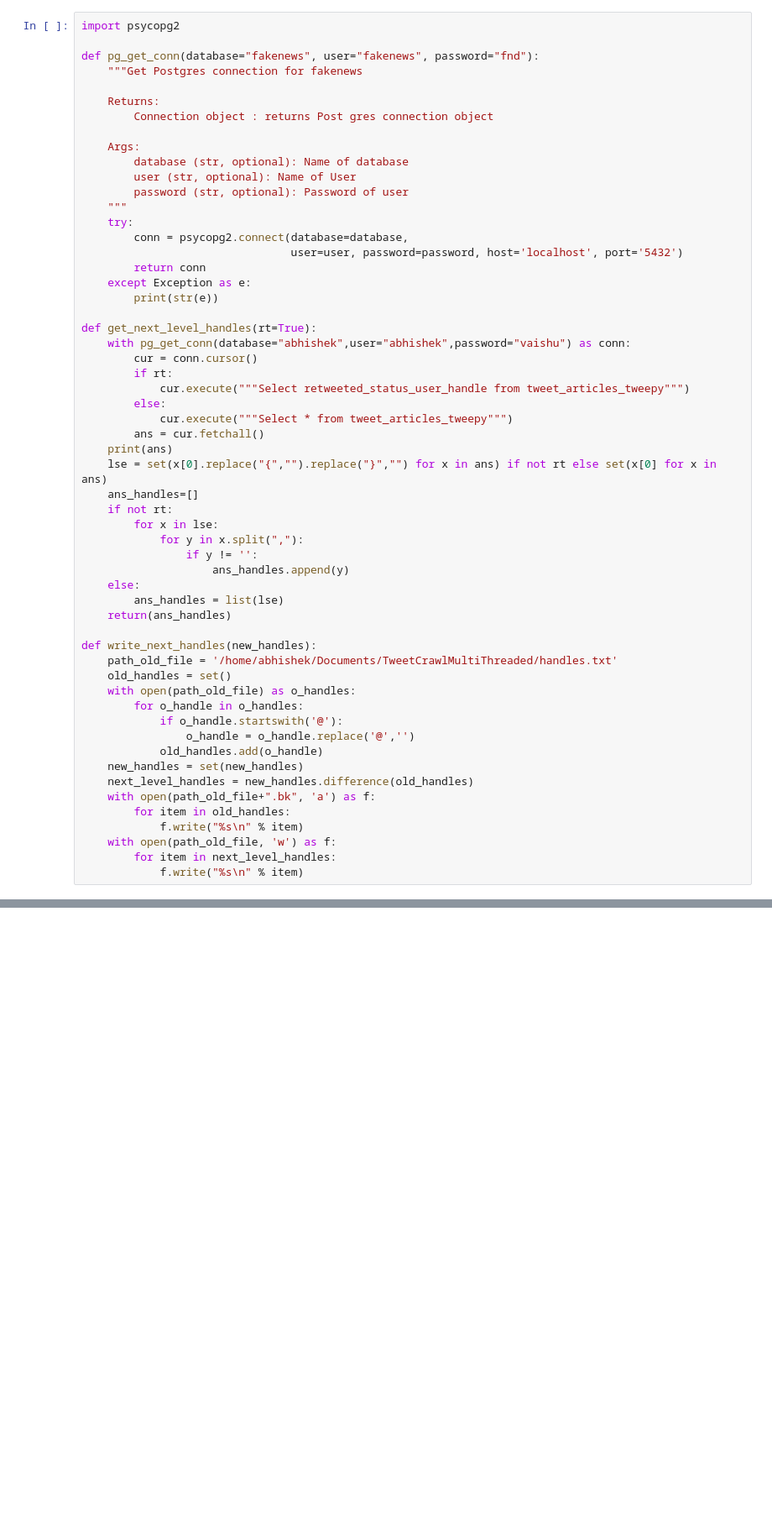
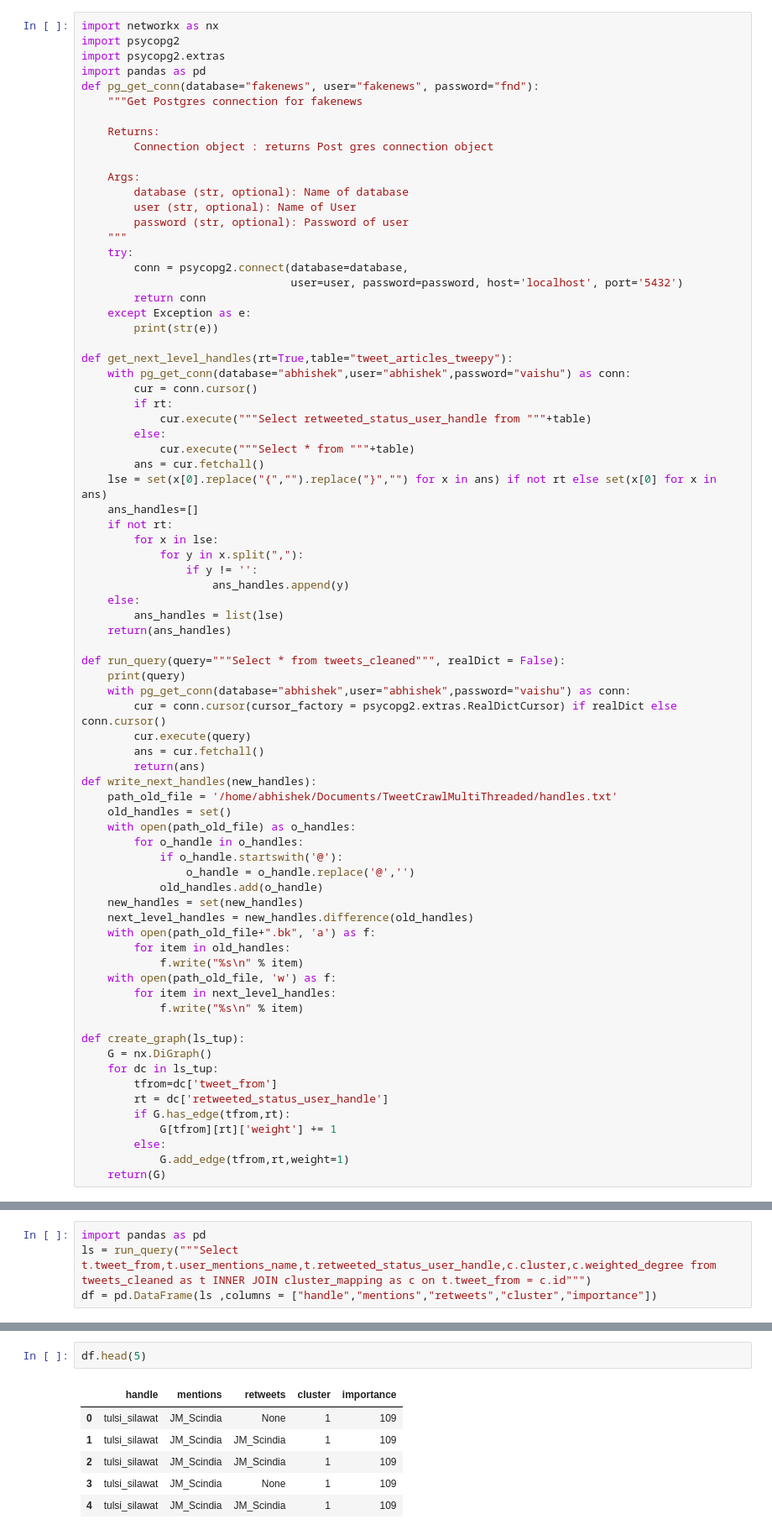
Before and after one commit to bagdeabhishek/notebooks, a Jupyter notebook: twitter.ipynb, the cells around one changed output, grey strips where cells are left out. Shown: that part at 84% size. Saved outputs shown, nothing was run; the diff lists cells and outputs as text; blank space fills up the shorter version.

```diff
--- a/twitter.ipynb
+++ b/twitter.ipynb
@@ -1,6 +1,8 @@
 # %%
+import networkx as nx
 import psycopg2
-
+import psycopg2.extras
+import pandas as pd
 def pg_get_conn(database="fakenews", user="fakenews", password="fnd"):
     """Get Postgres connection for fakenews
 
@@ -19,15 +21,14 @@ def pg_get_conn(database="fakenews", user="fakenews", password="fnd"):
     except Exception as e:
         print(str(e))
 
-def get_next_level_handles(rt=True):
+def get_next_level_handles(rt=True,table="tweet_articles_tweepy"):
     with pg_get_conn(database="abhishek",user="abhishek",password="vaishu") as conn:
         cur = conn.cursor()
         if rt:
-            cur.execute("""Select retweeted_status_user_handle from tweet_articles_tweepy""")
+            cur.execute("""Select retweeted_status_user_handle from """+table)
         else:
-            cur.execute("""Select * from tweet_articles_tweepy""")
+            cur.execute("""Select * from """+table)
         ans = cur.fetchall()
-    print(ans)
     lse = set(x[0].replace("{","").replace("}","") for x in ans) if not rt else set(x[0] for x in ans)
     ans_handles=[]
     if not rt:
@@ -39,6 +40,13 @@ def get_next_level_handles(rt=True):
         ans_handles = list(lse)
     return(ans_handles)
 
+def run_query(query="""Select * from tweets_cleaned""", realDict = False):
+    print(query)
+    with pg_get_conn(database="abhishek",user="abhishek",password="vaishu") as conn:
+        cur = conn.cursor(cursor_factory = psycopg2.extras.RealDictCursor) if realDict else conn.cursor()
+        cur.execute(query)
+        ans = cur.fetchall()
+        return(ans)
 def write_next_handles(new_handles):
     path_old_file = '/home/abhishek/Documents/TweetCrawlMultiThreaded/handles.txt'
     old_handles = set()
@@ -55,3 +63,14 @@ def write_next_handles(new_handles):
     with open(path_old_file, 'w') as f:
         for item in next_level_handles:
             f.write("%s\n" % item)
+
+def create_graph(ls_tup):
+    G = nx.DiGraph()
+    for dc in ls_tup:
+        tfrom=dc['tweet_from']
+        rt = dc['retweeted_status_user_handle']
+        if G.has_edge(tfrom,rt):
+            G[tfrom][rt]['weight'] += 1
+        else:
+            G.add_edge(tfrom,rt,weight=1)
+    return(G)
@@ -78,0 +144,4 @@ len(set(ans_handles))
+# %%
+import pandas as pd
+ls = run_query("""Select t.tweet_from,t.user_mentions_name,t.retweeted_status_user_handle,c.cluster,c.weighted_degree from tweets_cleaned as t INNER JOIN cluster_mapping as c on t.tweet_from = c.id""")
+df = pd.DataFrame(ls ,columns = ["handle","mentions","retweets","cluster","importance"])
@@ -78,0 +150,9 @@ len(set(ans_handles))
+# %%
+df.head(5)
+# %% [output]
+|  | handle | mentions | retweets | cluster | importance |
+| 0 | tulsi_silawat | JM_Scindia | None | 1 | 109 |
+| 1 | tulsi_silawat | JM_Scindia | JM_Scindia | 1 | 109 |
+| 2 | tulsi_silawat | JM_Scindia | JM_Scindia | 1 | 109 |
+| 3 | tulsi_silawat | JM_Scindia | None | 1 | 109 |
+| 4 | tulsi_silawat | JM_Scindia | JM_Scindia | 1 | 109 |
```
Also changed, not shown: parts of 30 cells of this notebook, 2 other files.
